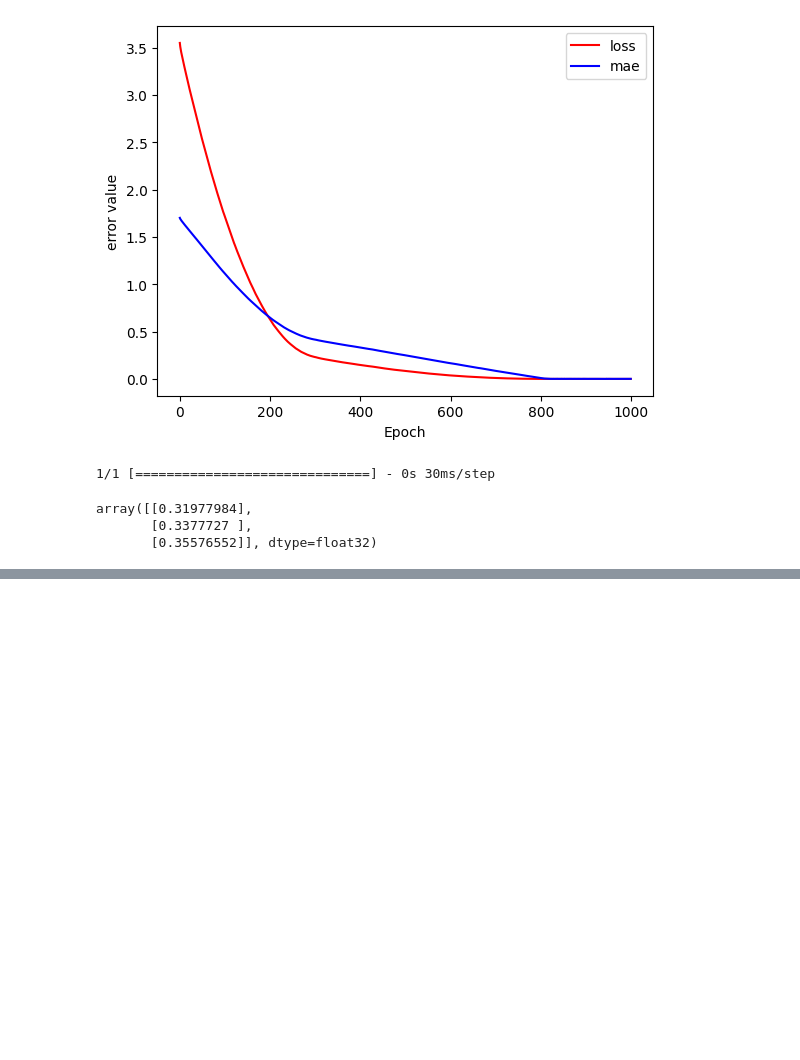
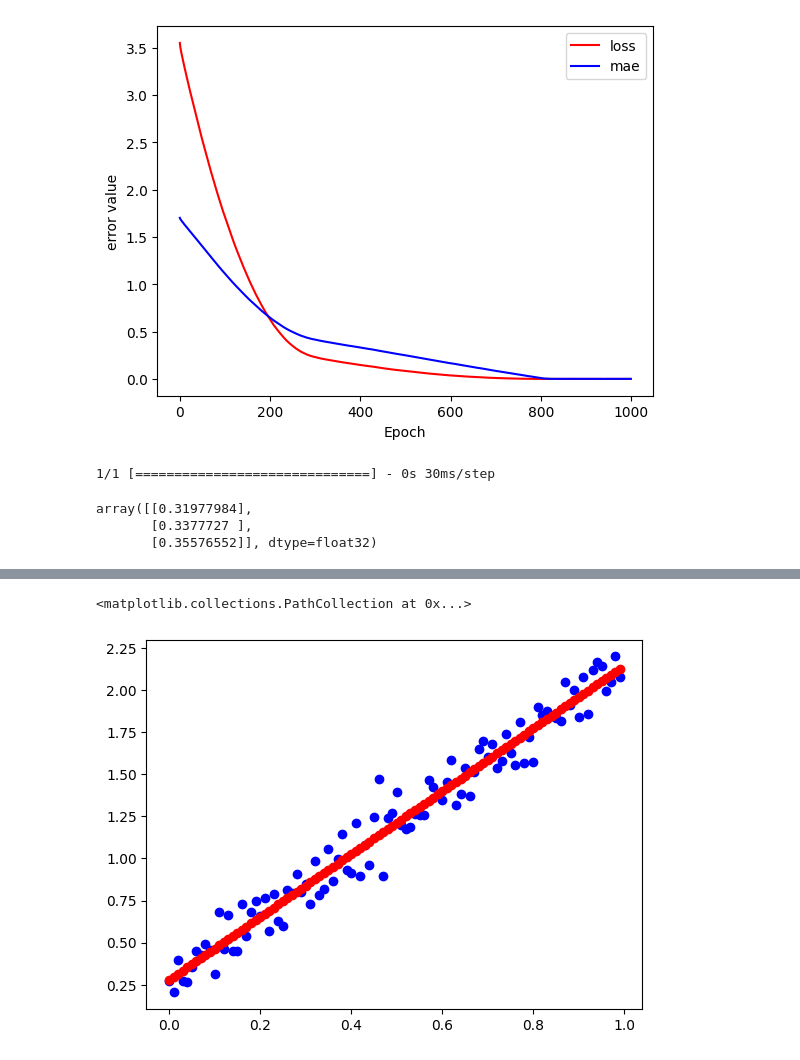
Before and after one commit to zardness/Sang, a Jupyter notebook: source/05_DeepLearning/01_머신러닝 입문 linear Regression.ipynb, the cells around one changed output, grey strips where cells are left out. Cells and saved outputs as stored; diff of their text form; code cells hidden in the pictures; blank space fills up the shorter version.

```diff
--- a/source/05_DeepLearning/01_머신러닝 입문 linear Regression.ipynb
+++ b/source/05_DeepLearning/01_머신러닝 입문 linear Regression.ipynb
@@ -191,0 +307,7 @@ model.save('model/after_learning.h5')
+# %%
+y_hat = model2.predict([scaled_data_C])
+square_error = 0
+for h,y in zip(y_hat,noised_scaled_data_F):
+    #print(h,y)
+    square_error += (h[0]-y)**2
+square_error/100 #mse
@@ -191,0 +317,6 @@ model.save('model/after_learning.h5')
+# %%
+plt.scatter(x=scaled_data_C, y=noised_scaled_data_F,c='b')
+plt.scatter(x=scaled_data_C, y=y_hat, c='r')
+# %% [output]
+<matplotlib.collections.PathCollection at 0x...>
+[figure, added]
```
Also changed, not shown: parts of 12 cells of this notebook, 4 other files.
